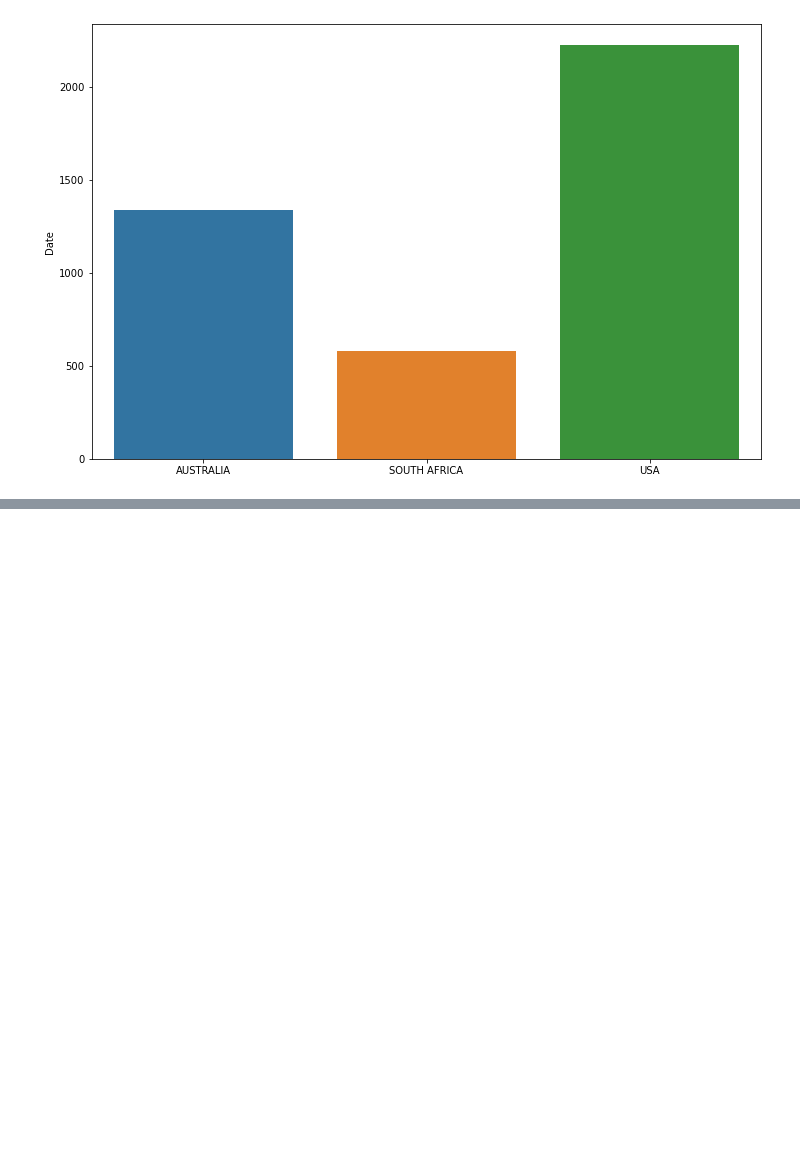
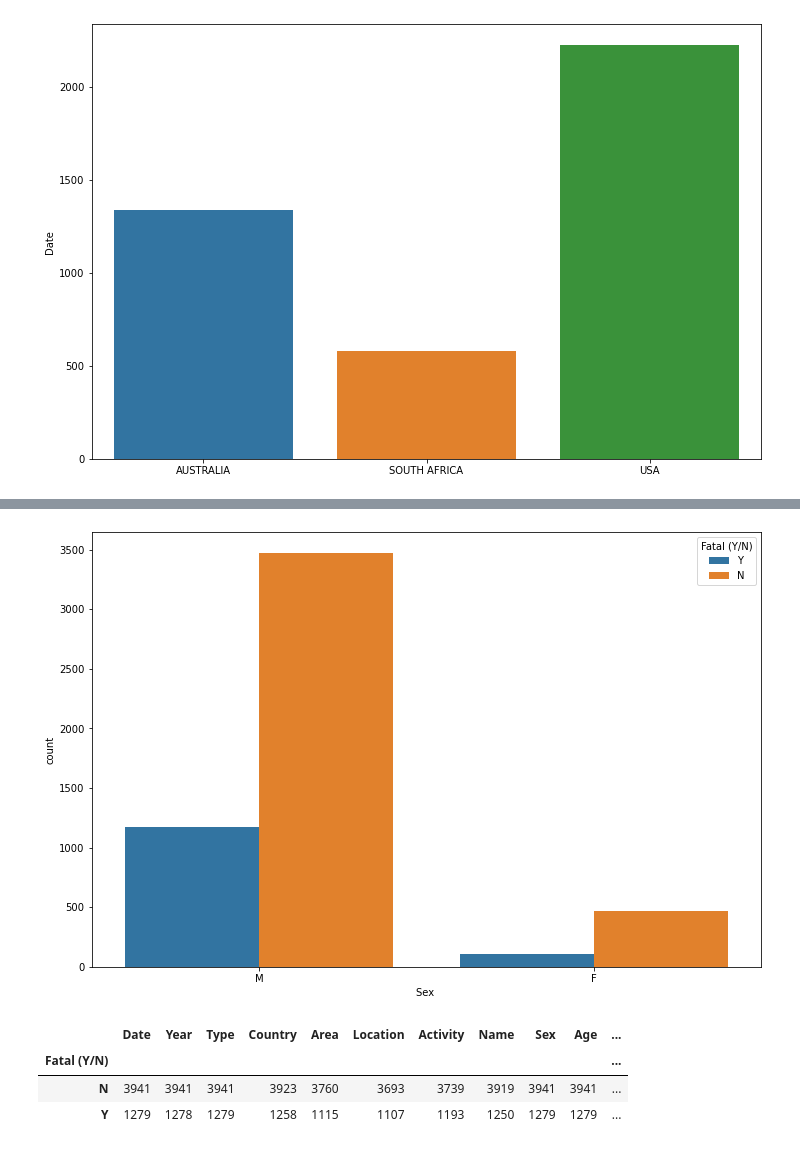
Before and after one commit to DiegoCefalo/Jaws, a Jupyter notebook: clean.ipynb, the cells around one changed output, grey strips where cells are left out. Cells and saved outputs as stored; diff of their text form; code cells hidden in the pictures; blank space fills up the shorter version.

```diff
--- a/clean.ipynb
+++ b/clean.ipynb
@@ -180,0 +232,10 @@ sharks
+# %%
+#Filtering data by "Sex" and "Fatal (Y/N)"
+fatal_filtered = sharks[((sharks['Fatal (Y/N)'] == 'N') | (sharks['Fatal (Y/N)'] == 'Y')) & ((sharks['Sex '] == 'F') | (sharks['Sex '] == 'M'))]
+fatal_csv = fatal_filtered.groupby('Sex ').count()
+# %%
+#Plotting the filtered data
+fig, ax = plt.subplots(figsize=(12,8))
+sns.countplot(x=fatal_filtered['Sex '], hue=fatal_filtered['Fatal (Y/N)'])
+# %% [output]
+[figure, added]
@@ -180,0 +245,8 @@ sharks
+# %%
+#Verifying grouped data
+fatal_csv
+# %% [output]
+|  | Date | Year | Type | Country | Area | Location | Activity | Name | Sex | Age | ... |
+| Fatal (Y/N) |  |  |  |  |  |  |  |  |  |  | ... |
+| N | 3941 | 3941 | 3941 | 3923 | 3760 | 3693 | 3739 | 3919 | 3941 | 3941 | ... |
+| Y | 1279 | 1278 | 1279 | 1258 | 1115 | 1107 | 1193 | 1250 | 1279 | 1279 | ... |
```
Also changed, not shown: parts of 49 cells of this notebook, 10 other files.
